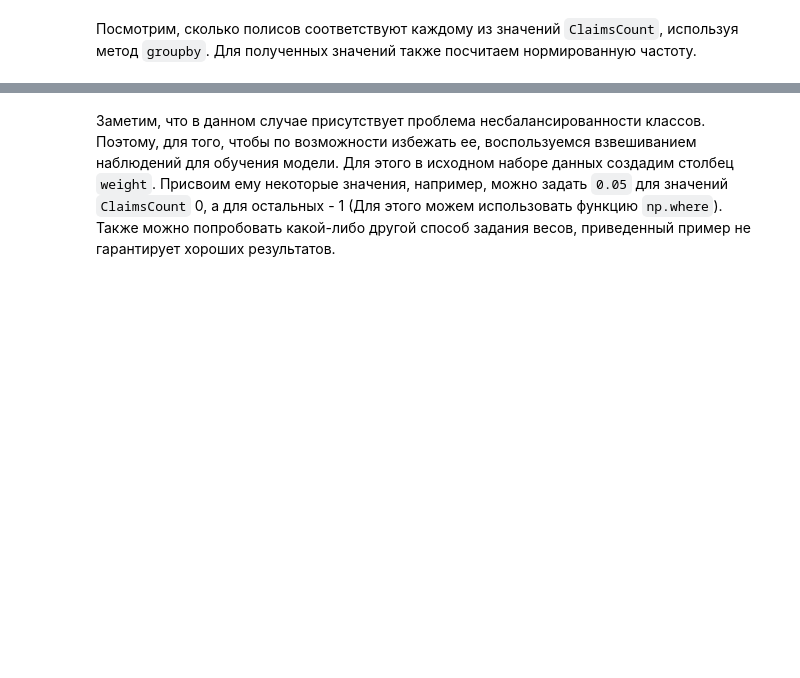
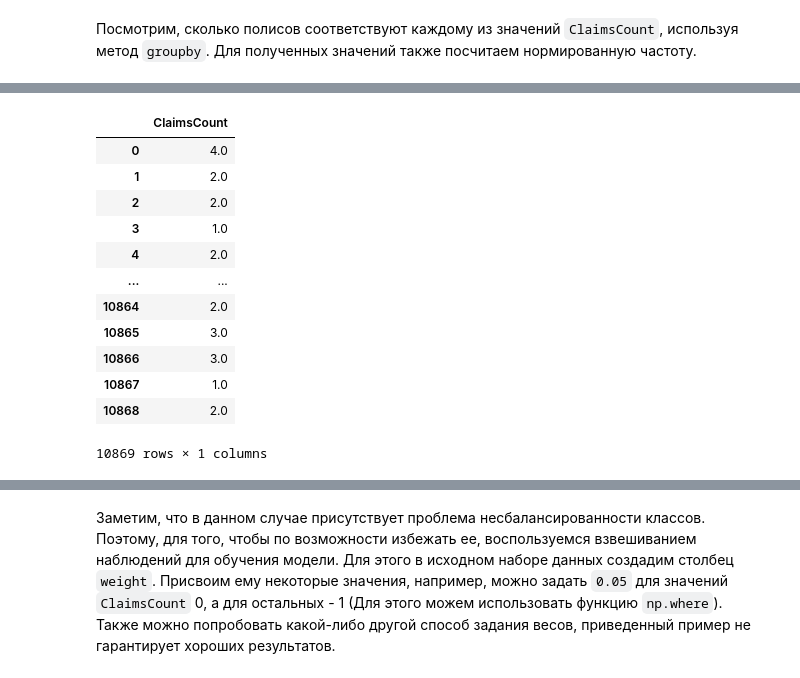
Before and after one commit to Iflgit/ML-in-business, a Jupyter notebook: lesson8/GB_Lesson_3_new.ipynb, the cells around one changed output, grey strips where cells are left out. Saved outputs shown, nothing was run; the diff lists cells and outputs as text; code cells hidden in the pictures; blank space fills up the shorter version.

```diff
--- a/lesson8/GB_Lesson_3_new.ipynb
+++ b/lesson8/GB_Lesson_3_new.ipynb
@@ -1116,0 +1260,2 @@ XGBoost для многоклассовой классификации прин
+# %%
+df_ac.loc[df_ac.ClaimsCount == 11, 'ClaimsCount'] = 10
@@ -1123,0 +1269,18 @@ ValueError: DataFrame constructor not properly called!
+# %%
+FreqCount = pd.DataFrame(df_ac, columns=['ClaimsCount'])
+# FreqCount['Freq'] = FreqCount.ClaimsCount / FreqCount.groupby(['ClaimsCount']).mean()
+FreqCount
+# %% [output]
+|  | ClaimsCount |
+| 0 | 4.0 |
+| 1 | 2.0 |
+| 2 | 2.0 |
+| 3 | 1.0 |
+| 4 | 2.0 |
+| ... | ... |
+| 10864 | 2.0 |
+| 10865 | 3.0 |
+| 10866 | 3.0 |
+| 10867 | 1.0 |
+| 10868 | 2.0 |
+10869 rows × 1 columns
```
Also changed, not shown: parts of 43 cells of this notebook, 1 other file.
